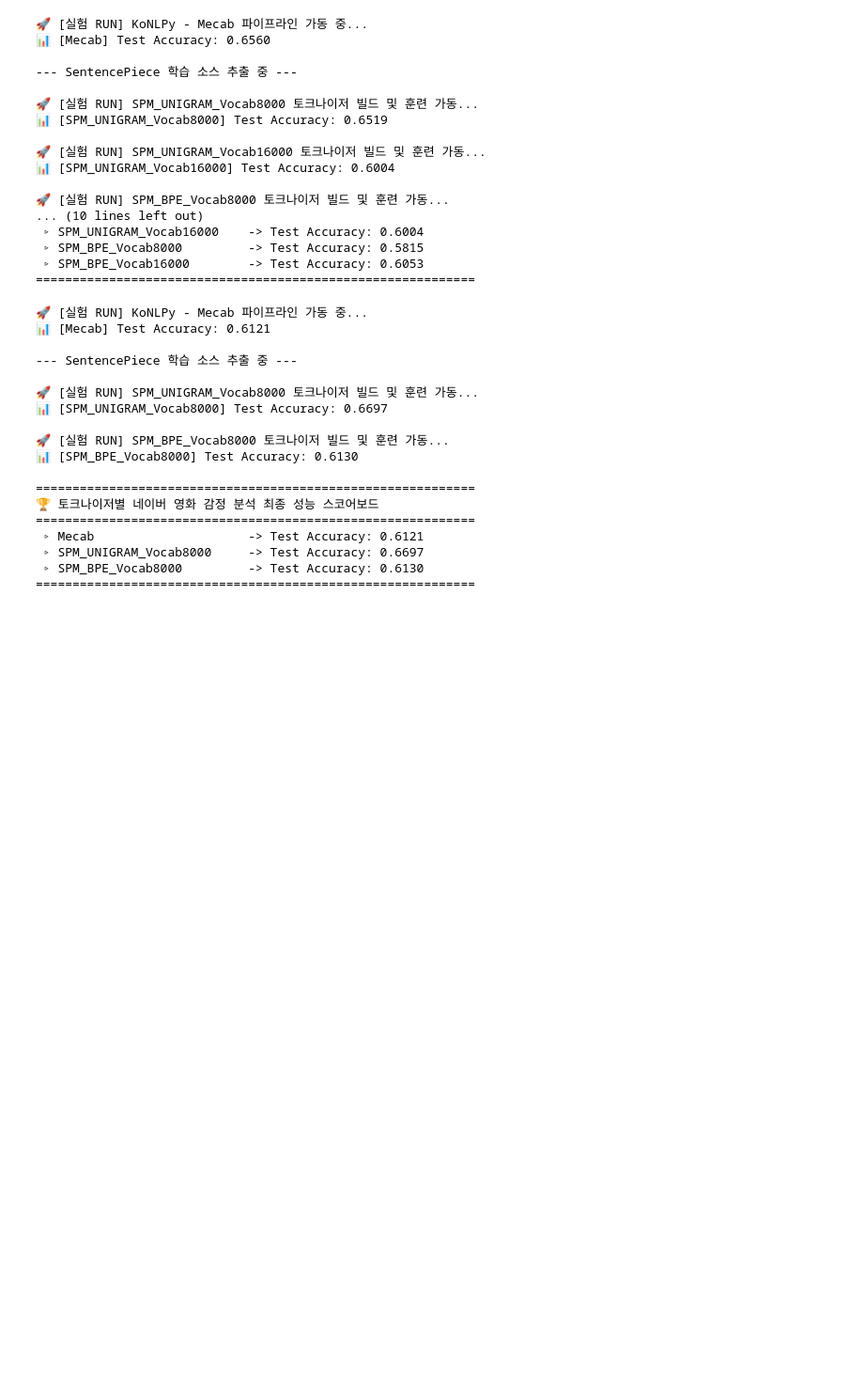
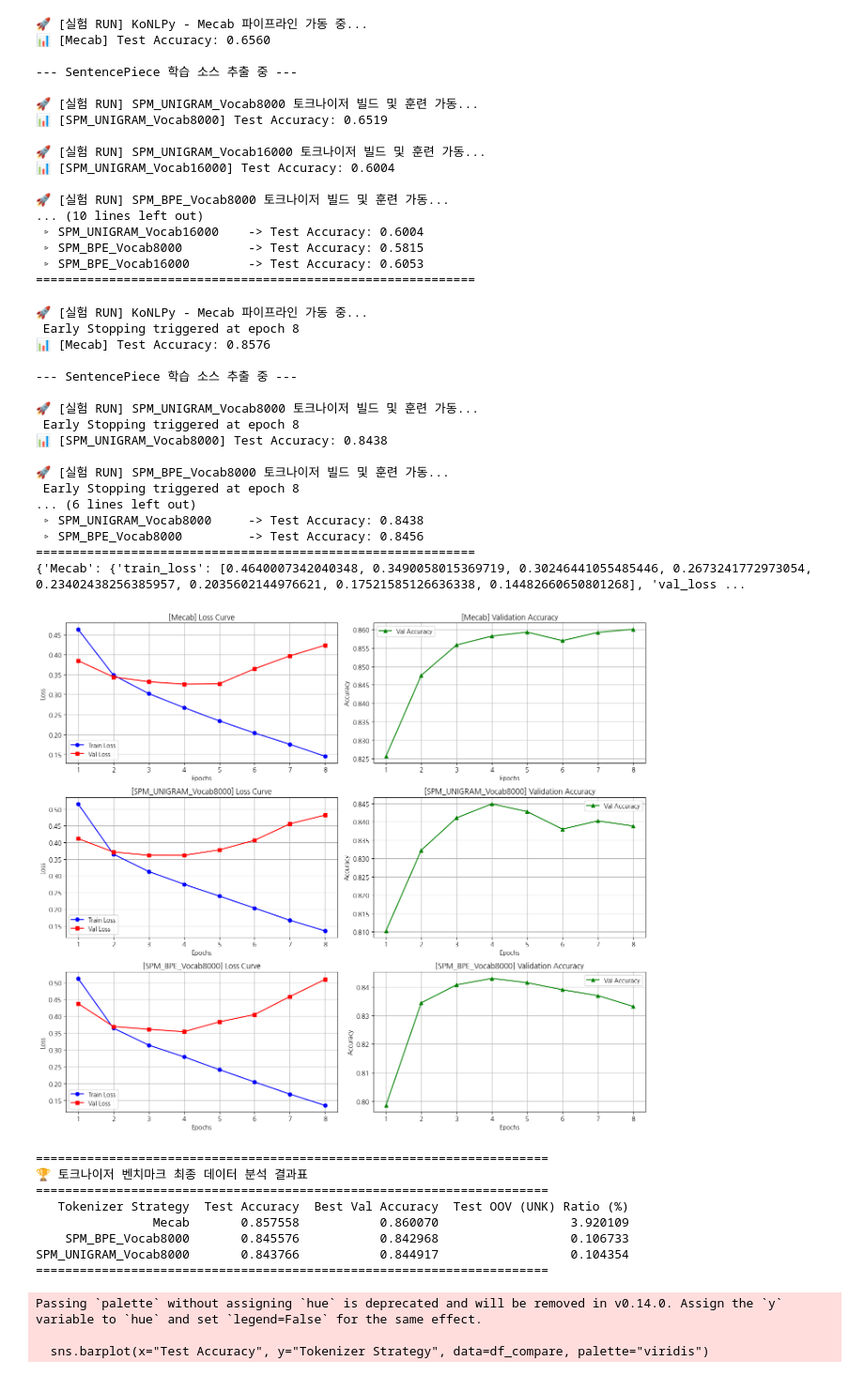
Before and after one commit to Yongseok1113/AIFFEL_quest_rs, a Jupyter notebook: Exploration/Ex06/ex06.ipynb, the cells around one changed output. Shown at 94% size. Cells and saved outputs as stored; diff of their text form; code cells hidden in the pictures; blank space fills up the shorter version.

```diff
--- a/Exploration/Ex06/ex06.ipynb
+++ b/Exploration/Ex06/ex06.ipynb
@@ -396,7 +571,7 @@ if __name__ == "__main__":
     konlpy_tokenizers = {
         'Mecab': Mecab(),
         # 'Kkma': Kkma(),
-        # 'Okt': Okt()
+        'Okt': Okt()
     }
 
     for name, tokenizer_obj in konlpy_tokenizers.items():
@@ -499,6 +674,11 @@ if __name__ == "__main__":
     DATA_DIR = os.path.join(os.getcwd(), '..', '..', 'work', 'sentiment_classification', 'data')
     TRAIN_PATH = os.path.join(DATA_DIR, 'ratings_train.txt')
     TEST_PATH = os.path.join(DATA_DIR, 'ratings_test.txt')
+
+    performance_results = {}
+    oov_results = {}       # 👈 1. OOV 저장용 딕셔너리 신설
+    all_histories = {}     # 👈 2. 전체 내역 저장용 딕셔너리 신설
+
 
     # # -------------------------------------------------------------
     # # [안정성 보완] 쾌적한 릴레이 실험을 위한 샘플링 다운사이징 (선택)
@@ -537,11 +717,14 @@ if __name__ == "__main__":
     for name, tokenizer_obj in konlpy_tokenizers.items():
         print(f"\n🚀 [실험 RUN] KoNLPy - {name} 파이프라인 가동 중...")
         try:
-            handler = DataHandler(tokenizer=tokenizer_obj, stopwords=stopwords)
+            handler = DataHandler(tokenizer=tokenizer_obj)
             handler.load_data(TRAIN_PATH, TEST_PATH)
             handler.process_konlpy(num_words=10000)
 
             X_tr, y_tr, X_te, y_te, w_idx = handler.get_preprocessed_train_test_data_and_word_to_index()
+
+            unk_target_idx = 2 if 'SPM' not in name else w_idx.get('<unk>', 3)
+            oov_results[name] = calculate_oov_ratio(X_te, unk_idx=unk_target_idx)
 
             trainer = TrainHandler(X_tr, y_tr, X_te, y_te, w_idx)
             trainer.prepare_tensors(max_len=50)
@@ -550,6 +733,7 @@ if __name__ == "__main__":
 
             acc = trainer.train_model(name, epochs=10)
             performance_results[name] = acc
+            all_histories[name] = trainer.histories[name] # 👈 4. 학습 기록 수집
         except Exception as e:
             print(f"❌ {name} 형태소 분석 중 에러 발생 (건너뜀): {e}")
 
@@ -573,7 +757,7 @@ if __name__ == "__main__":
     for exp in spm_experiments:
         m_type = exp["model_type"]
         v_size = exp["vocab_size"]
-        exp_key = f"SPM_{m_type.upper()}_Vocab{v_size}"
+        exp_key = f"SPM_{m_type.upper()}_Vocab{v_size}"  # 👈 이 루프의 고유 이름표
 
         print(f"\n🚀 [실험 RUN] {exp_key} 토크나이저 빌드 및 훈련 가동...")
 
@@ -592,40 +776,64 @@ if __name__ == "__main__":
 
         X_tr, y_tr, X_te, y_te, w_idx = spm_handler.get_preprocessed_train_test_data_and_word_to_index()
 
+        # 💡 [버그 수정 1] name 대신 exp_key를 기준으로 조건 검사 및 딕셔너리 저장
+        unk_target_idx = 2 if 'SPM' not in exp_key else w_idx.get('<unk>', 3)
+        oov_results[exp_key] = calculate_oov_ratio(X_te, unk_idx=unk_target_idx)
+
         # 3. 데이터 로더 구성 및 가중치 수렴
         trainer = TrainHandler(X_tr, y_tr, X_te, y_te, w_idx)
         trainer.prepare_tensors(max_len=50)
         trainer.make_validation_set(batch_size=256)
         trainer.config_model(exp_key)
 
         acc = trainer.train_model(exp_key, epochs=10)
         performance_results[exp_key] = acc
+
+        # 💡 [버그 수정 2] name 대신 exp_key로 변경하여 매핑 일치
+        all_histories[exp_key] = trainer.histories[exp_key]
 
     # =======================================================================
     # 파트 3. 최종 스코어보드 종합 리포트 출력
     # =======================================================================
     print("\n" + "="*60)
     print("🏆 토크나이저별 네이버 영화 감정 분석 최종 성능 스코어보드")
     print("="*60)
     for model_name, score in performance_results.items():
         print(f" ▹ {model_name:<25} -> Test Accuracy: {score:.4f}")
     print("="*60)
+    print(all_histories)
+    # =======================================================================
+    # 모든 루프가 끝난 후 최종 시각화 콘솔 트리거 (최하단 배치)
+    # =======================================================================
+    plot_learning_curves(all_histories)
+    df_final = create_comparison_table(performance_results, oov_results, all_histories)
 # %% [output]
 🚀 [실험 RUN] KoNLPy - Mecab 파이프라인 가동 중...
-📊 [Mecab] Test Accuracy: 0.6121
+ Early Stopping triggered at epoch 8
+📊 [Mecab] Test Accuracy: 0.8576
 
 --- SentencePiece 학습 소스 추출 중 ---
 
 🚀 [실험 RUN] SPM_UNIGRAM_Vocab8000 토크나이저 빌드 및 훈련 가동...
-📊 [SPM_UNIGRAM_Vocab8000] Test Accuracy: 0.6697
+ Early Stopping triggered at epoch 8
+📊 [SPM_UNIGRAM_Vocab8000] Test Accuracy: 0.8438
 
 🚀 [실험 RUN] SPM_BPE_Vocab8000 토크나이저 빌드 및 훈련 가동...
-📊 [SPM_BPE_Vocab8000] Test Accuracy: 0.6130
-
+ Early Stopping triggered at epoch 8
+... (6 lines left out)
+ ▹ SPM_UNIGRAM_Vocab8000     -> Test Accuracy: 0.8438
+ ▹ SPM_BPE_Vocab8000         -> Test Accuracy: 0.8456
 ============================================================
-🏆 토크나이저별 네이버 영화 감정 분석 최종 성능 스코어보드
-============================================================
- ▹ Mecab                     -> Test Accuracy: 0.6121
- ▹ SPM_UNIGRAM_Vocab8000     -> Test Accuracy: 0.6697
- ▹ SPM_BPE_Vocab8000         -> Test Accuracy: 0.6130
-============================================================
+{'Mecab': {'train_loss': [0.4640007342040348, 0.3490058015369719, 0.30246441055485446, 0.2673241772973054, 0.23402438256385957, 0.2035602144976621, 0.17521585126636338, 0.14482660650801268], 'val_loss ...
+[figure, added]
+======================================================================
+🏆 토크나이저 벤치마크 최종 데이터 분석 결과표
+======================================================================
+   Tokenizer Strategy  Test Accuracy  Best Val Accuracy  Test OOV (UNK) Ratio (%)
+                Mecab       0.857558           0.860070                  3.920109
+    SPM_BPE_Vocab8000       0.845576           0.842968                  0.106733
+SPM_UNIGRAM_Vocab8000       0.843766           0.844917                  0.104354
+======================================================================
+Passing `palette` without assigning `hue` is deprecated and will be removed in v0.14.0. Assign the `y` variable to `hue` and set `legend=False` for the same effect.
+
+  sns.barplot(x="Test Accuracy", y="Tokenizer Strategy", data=df_compare, palette="viridis")
```
Also changed, not shown: parts of 9 cells of this notebook, 1 other file.
